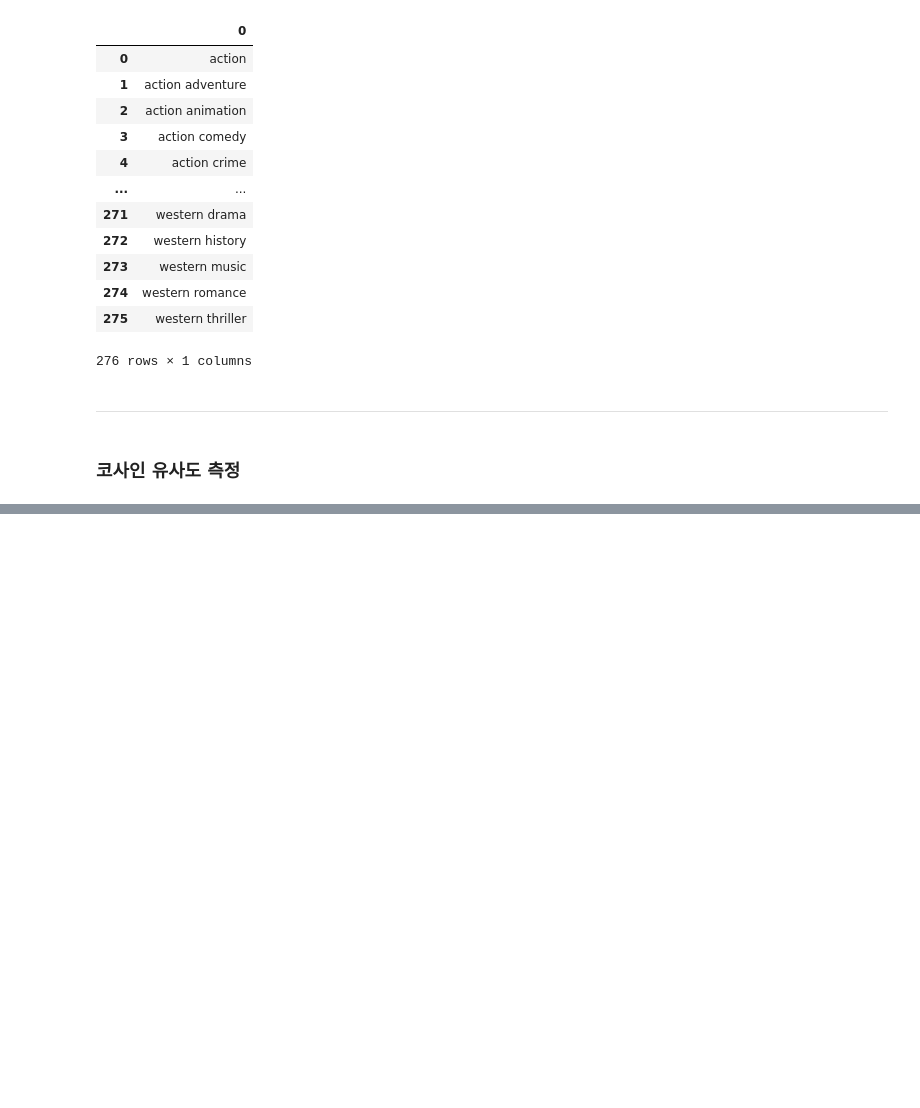
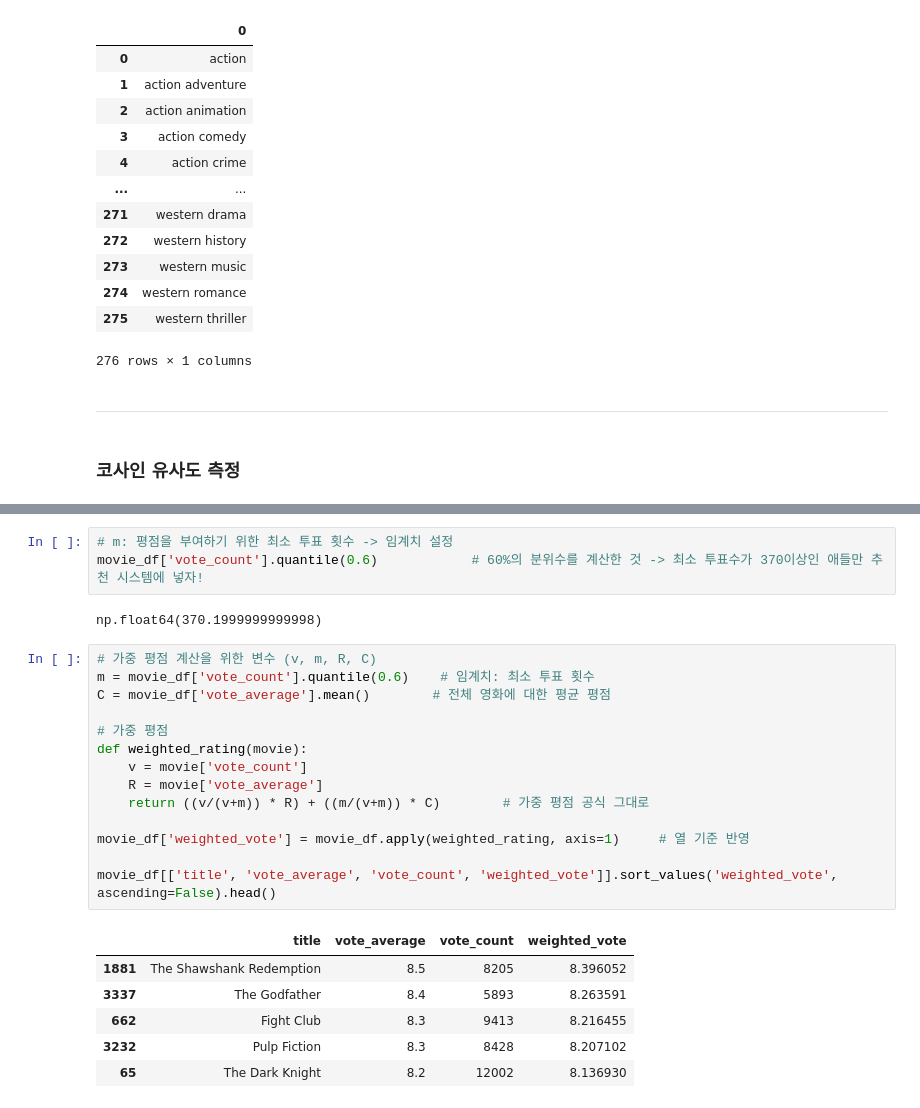
Before and after one commit to yugyeongh/encore_skn11, a Jupyter notebook: 05_ml-workspace/10_recommendation/01_content_based_filtering.ipynb, the cells around one changed output, grey strips where cells are left out. Saved outputs shown, nothing was run; the diff lists cells and outputs as text; blank space fills up the shorter version.

```diff
--- a/05_ml-workspace/10_recommendation/01_content_based_filtering.ipynb
+++ b/05_ml-workspace/10_recommendation/01_content_based_filtering.ipynb
@@ -171,0 +243,26 @@ genres_vec_vocab
+# %%
+# m: 평점을 부여하기 위한 최소 투표 횟수 -> 임계치 설정
+movie_df['vote_count'].quantile(0.6)            # 60%의 분위수를 계산한 것 -> 최소 투표수가 370이상인 애들만 추천 시스템에 넣자!
+# %% [output]
+np.float64(370.1999999999998)
+# %%
+# 가중 평점 계산을 위한 변수 (v, m, R, C)
+m = movie_df['vote_count'].quantile(0.6)    # 임계치: 최소 투표 횟수
+C = movie_df['vote_average'].mean()        # 전체 영화에 대한 평균 평점
+
+# 가중 평점
+def weighted_rating(movie):
+    v = movie['vote_count']
+    R = movie['vote_average']
+    return ((v/(v+m)) * R) + ((m/(v+m)) * C)        # 가중 평점 공식 그대로
+
+movie_df['weighted_vote'] = movie_df.apply(weighted_rating, axis=1)     # 열 기준 반영
+
+movie_df[['title', 'vote_average', 'vote_count', 'weighted_vote']].sort_values('weighted_vote', ascending=False).head()
+# %% [output]
+|  | title | vote_average | vote_count | weighted_vote |
+| 1881 | The Shawshank Redemption | 8.5 | 8205 | 8.396052 |
+| 3337 | The Godfather | 8.4 | 5893 | 8.263591 |
+| 662 | Fight Club | 8.3 | 9413 | 8.216455 |
+| 3232 | Pulp Fiction | 8.3 | 8428 | 8.207102 |
+| 65 | The Dark Knight | 8.2 | 12002 | 8.136930 |
```
Also changed, not shown: parts of 12 cells of this notebook.
